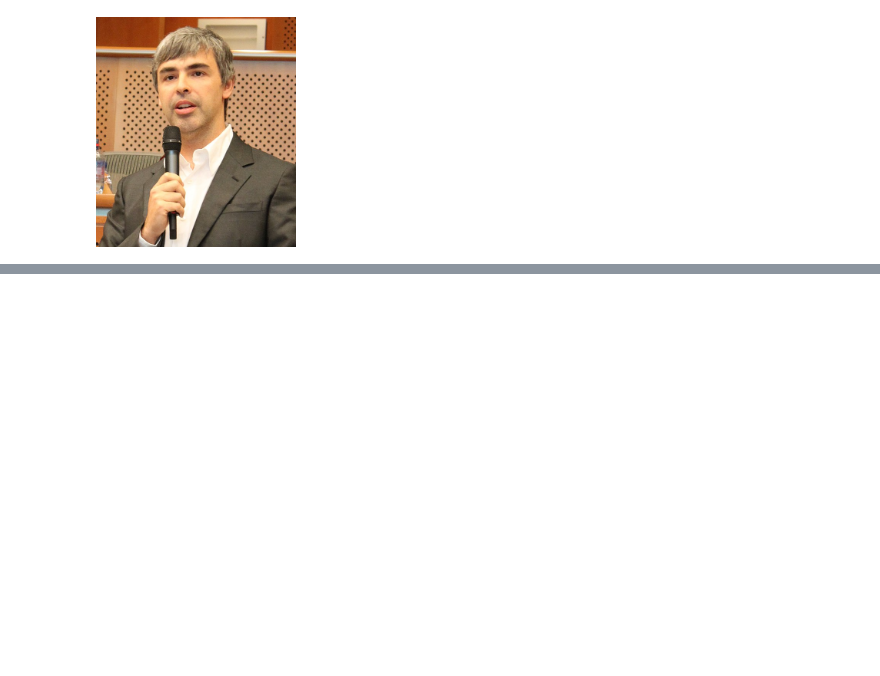
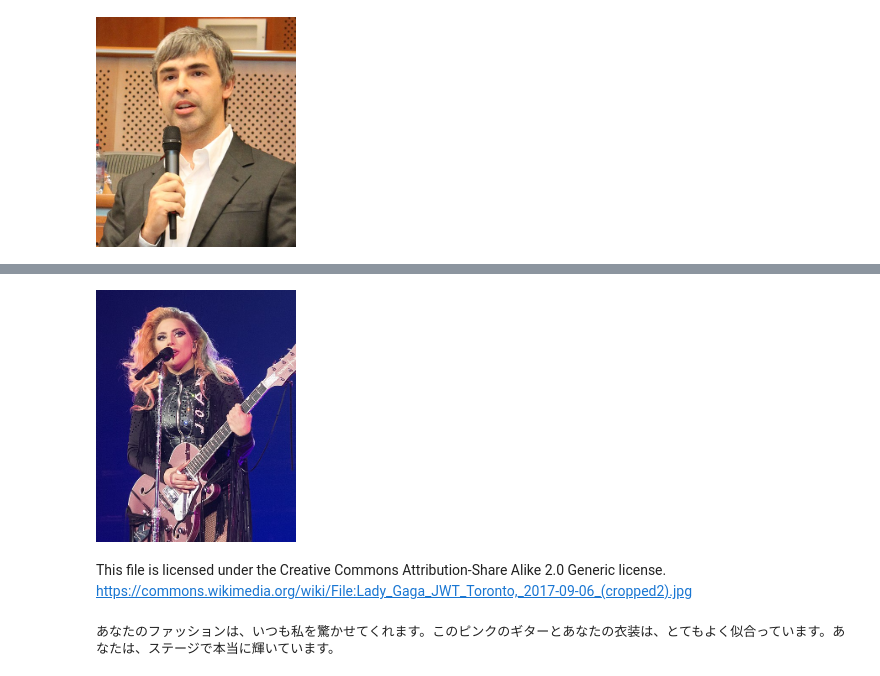
Before and after one commit to enakai00/cloud_genAI_app_book, a Jupyter notebook: Notebooks/Fashion Compliment.ipynb, the cells around one changed output, grey strips where cells are left out. Drawn from its saved outputs; the diff is of its cells as text; code cells hidden in the pictures; blank space fills up the shorter version.

```diff
--- a/Notebooks/Fashion Compliment.ipynb
+++ b/Notebooks/Fashion Compliment.ipynb
@@ -88,0 +92,14 @@ print(get_compliment_message('image.jpg'))
+# %%
+!wget -q -O image.jpg \
+  https://raw.githubusercontent.com/enakai00/cloud_genAI_app_book/main/images/Lady_Gaga.png
+
+display_image(filename='image.jpg', width=200)
+# %% [output]
+[figure, added]
+# %% [markdown]
+This file is licensed under the Creative Commons Attribution-Share Alike 2.0 Generic license.
+https://commons.wikimedia.org/wiki/File:Lady_Gaga_JWT_Toronto,_2017-09-06_(cropped2).jpg
+# %%
+print(get_compliment_message('image.jpg'))
+# %% [output]
+あなたのファッションは、いつも私を驚かせてくれます。このピンクのギターとあなたの衣装は、とてもよく似合っています。あなたは、ステージで本当に輝いています。
```
Also changed, not shown: parts of 3 cells of this notebook.
